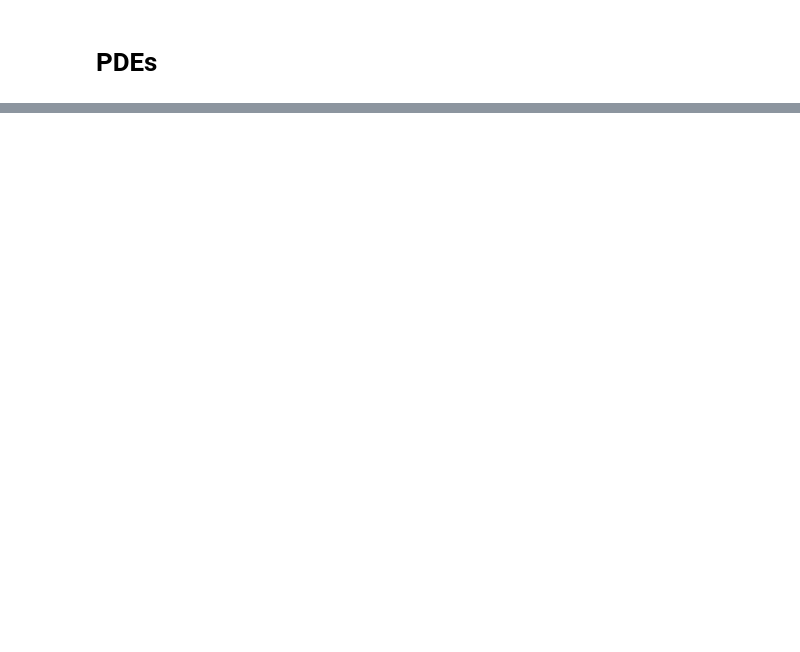
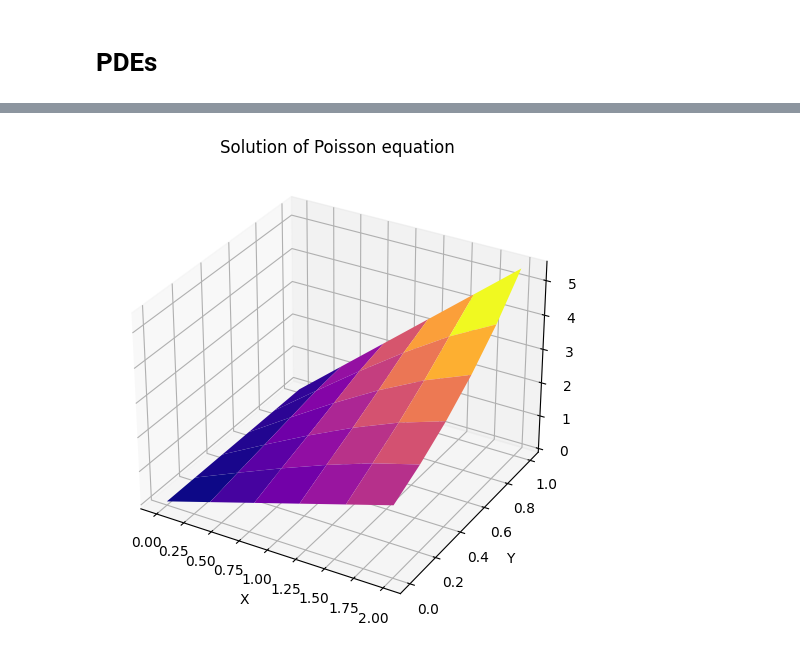
Before and after one commit to chandan-kumarsahu/P452-Computational-Physics, a Jupyter notebook: Midsem/tests.ipynb, the cells around one changed output, grey strips where cells are left out. Cells and saved outputs as stored; diff of their text form; code cells hidden in the pictures; blank space fills up the shorter version.

Commit message:
Added both poisson solvers

```diff
--- a/Midsem/tests.ipynb
+++ b/Midsem/tests.ipynb
@@ -446,0 +484,19 @@ This figure shows the ground state first excited state
+# %%
+def func_top_bound(x):
+    return(x*np.exp(1))
+def func_bottom_bound(x):
+    return(x)
+def func_left_bound(y):
+    return(0)
+def func_right_bound(y):
+    return(2*np.exp(y))
+
+def source_func(x,y):
+    return(x*np.exp(y))
+# %%
+X, Y, Sol = poisson_solver(0,2,0,1,6, func_left_bound, func_right_bound, func_bottom_bound, func_top_bound, source_func)
+Title='Solution of Poisson equation'
+plot_3D_surface(X,Y,Sol,Title)
+plt.show()
+# %% [output]
+[figure, added]
```
Also changed, not shown: parts of 3 cells of this notebook, 4 other files.
